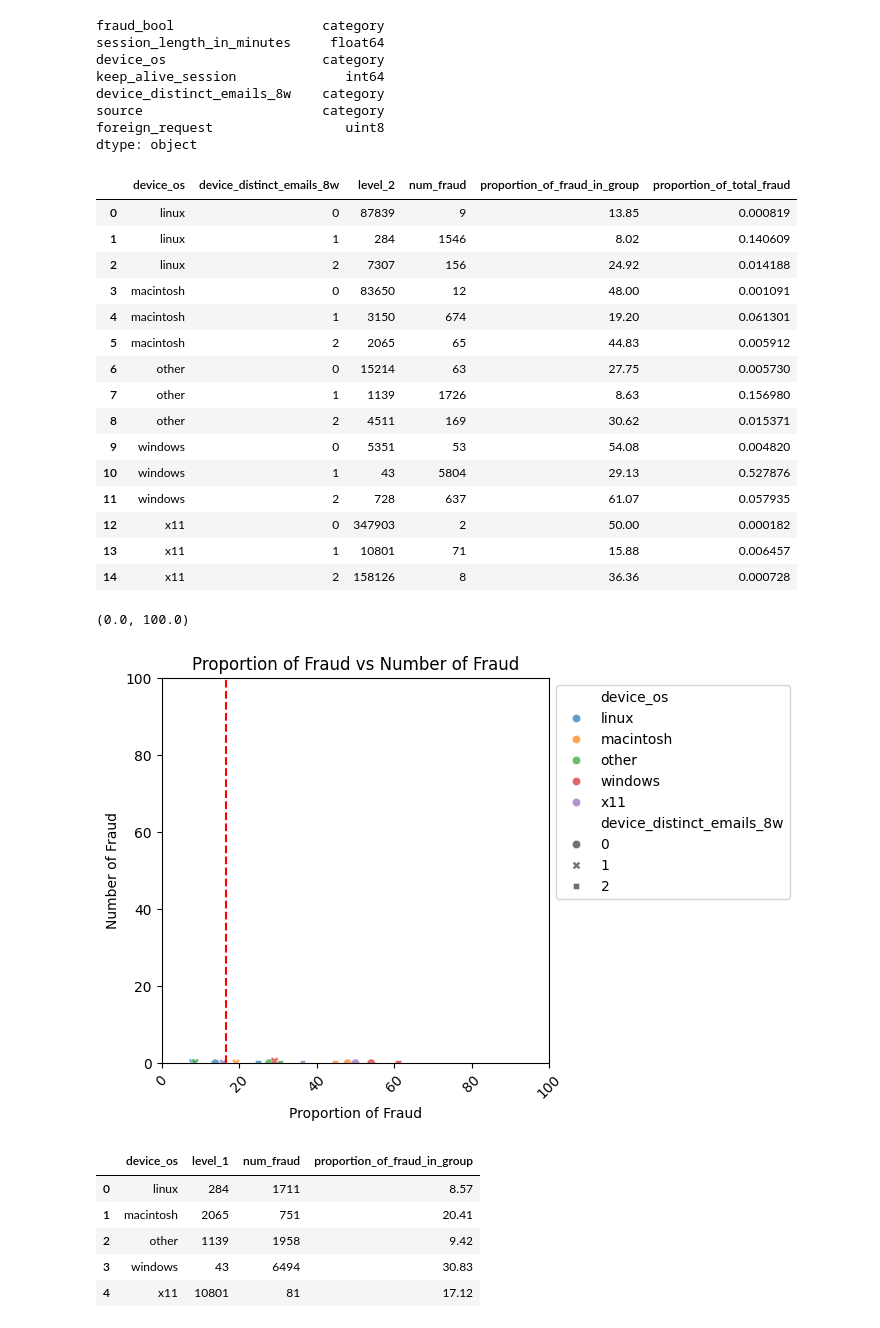
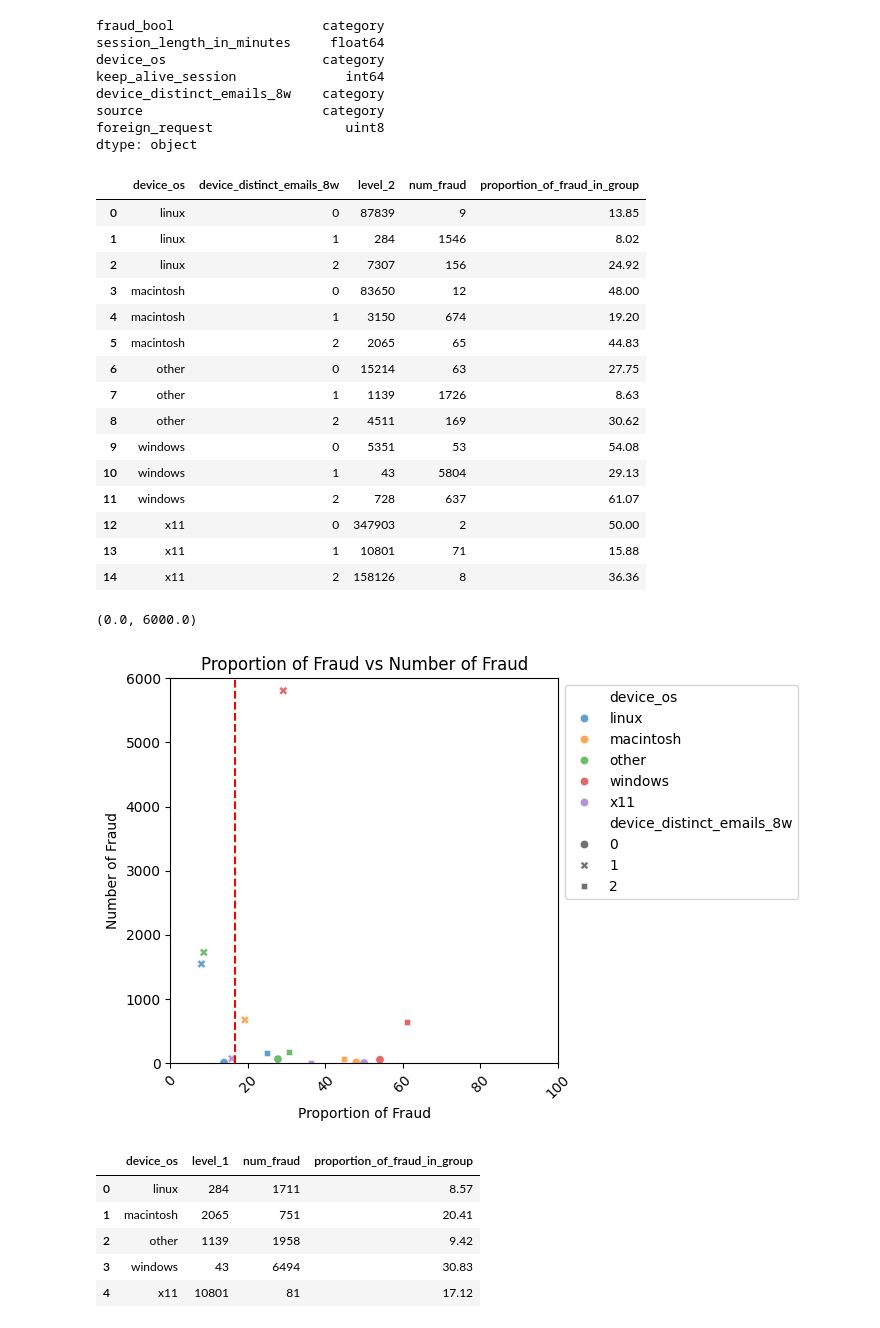
Before and after one commit to kclzl-nus/Detect-Fraudulent-Bank-Accounts, a Jupyter notebook: notebooks/2.0-kclzl-hyp-device-activity.ipynb, the cells around one changed output. Drawn from its saved outputs; the diff is of its cells as text; code cells hidden in the pictures.

Commit message:
created 5 groups for feature 1 of device activity hyp

```diff
--- a/notebooks/2.0-kclzl-hyp-device-activity.ipynb
+++ b/notebooks/2.0-kclzl-hyp-device-activity.ipynb
@@ -615,45 +615,45 @@ def getFraudInfo(group):
     fraud_count = group['fraud_bool'].value_counts().to_frame().loc[1, "count"]
     total_count = group.shape[0]
     fraud_percentage = round(fraud_count / total_count * 100, 2)
-    group['proportion_of_total_fraud'] = fraud_count / total_fraud_count
+
     group['num_fraud'] = fraud_count
     group['proportion_of_fraud_in_group'] = fraud_percentage
-    return group[['num_fraud', 'proportion_of_fraud_in_group','proportion_of_total_fraud']].drop_duplicates()
+    return group[['num_fraud', 'proportion_of_fraud_in_group']].drop_duplicates()
 # %%
 # feature01: device_os is 'windows' and device_distinct_emails_8w is 0 or 2
 device_activity_df.groupby(['device_os', 'device_distinct_emails_8w']).apply(getFraudInfo).reset_index()
 # %% [output]
-|  | device_os | device_distinct_emails_8w | level_2 | num_fraud | proportion_of_fraud_in_group | proportion_of_total_fraud |
-| 0 | linux | 0 | 87839 | 9 | 13.85 | 0.000819 |
-| 1 | linux | 1 | 284 | 1546 | 8.02 | 0.140609 |
-| 2 | linux | 2 | 7307 | 156 | 24.92 | 0.014188 |
-| 3 | macintosh | 0 | 83650 | 12 | 48.00 | 0.001091 |
-| 4 | macintosh | 1 | 3150 | 674 | 19.20 | 0.061301 |
-| 5 | macintosh | 2 | 2065 | 65 | 44.83 | 0.005912 |
-| 6 | other | 0 | 15214 | 63 | 27.75 | 0.005730 |
-| 7 | other | 1 | 1139 | 1726 | 8.63 | 0.156980 |
-| 8 | other | 2 | 4511 | 169 | 30.62 | 0.015371 |
-| 9 | windows | 0 | 5351 | 53 | 54.08 | 0.004820 |
-| 10 | windows | 1 | 43 | 5804 | 29.13 | 0.527876 |
-| 11 | windows | 2 | 728 | 637 | 61.07 | 0.057935 |
-| 12 | x11 | 0 | 347903 | 2 | 50.00 | 0.000182 |
-| 13 | x11 | 1 | 10801 | 71 | 15.88 | 0.006457 |
-| 14 | x11 | 2 | 158126 | 8 | 36.36 | 0.000728 |
+|  | device_os | device_distinct_emails_8w | level_2 | num_fraud | proportion_of_fraud_in_group |
+| 0 | linux | 0 | 87839 | 9 | 13.85 |
+| 1 | linux | 1 | 284 | 1546 | 8.02 |
+| 2 | linux | 2 | 7307 | 156 | 24.92 |
+| 3 | macintosh | 0 | 83650 | 12 | 48.00 |
+| 4 | macintosh | 1 | 3150 | 674 | 19.20 |
+| 5 | macintosh | 2 | 2065 | 65 | 44.83 |
+| 6 | other | 0 | 15214 | 63 | 27.75 |
+| 7 | other | 1 | 1139 | 1726 | 8.63 |
+| 8 | other | 2 | 4511 | 169 | 30.62 |
+| 9 | windows | 0 | 5351 | 53 | 54.08 |
+| 10 | windows | 1 | 43 | 5804 | 29.13 |
+| 11 | windows | 2 | 728 | 637 | 61.07 |
+| 12 | x11 | 0 | 347903 | 2 | 50.00 |
+| 13 | x11 | 1 | 10801 | 71 | 15.88 |
+| 14 | x11 | 2 | 158126 | 8 | 36.36 |
 # %%
 # plot a scatter plot, x-axis: proportion of fraud, y-axis: number of fraud
 # plot a vertical line at x = 1/6, make title, x-axis label, y-axis label, and legend, x-axis tilt by 45 degrees
 # color code by device_os and device_distinct_emails_8w, for example, device_os = 'windows' and device_distinct_emails_8w = 0 is red, etc..
 # axes must start from 0
 plt.figure(figsize=(5, 5))
-sns.scatterplot(data=device_activity_df.groupby(['device_os', 'device_distinct_emails_8w']).apply(getFraudInfo).reset_index(), x='proportion_of_fraud_in_group', y='proportion_of_total_fraud', hue='device_os', style='device_distinct_emails_8w', alpha=0.7)
+sns.scatterplot(data=device_activity_df.groupby(['device_os', 'device_distinct_emails_8w']).apply(getFraudInfo).reset_index(), x='proportion_of_fraud_in_group', y='num_fraud', hue='device_os', style='device_distinct_emails_8w', alpha=0.7)
 plt.axvline(x=100/6, color='r', linestyle='--')
 plt.title('Proportion of Fraud vs Number of Fraud')
 plt.xlabel('Proportion of Fraud')
 plt.ylabel('Number of Fraud')
 plt.xticks(rotation=45)
 plt.legend(loc='upper left', bbox_to_anchor=(1, 1))
 plt.xlim(0, 100)
-plt.ylim(0, 100)
+plt.ylim(0, 6000)
 # %% [output]
-(0.0, 100.0)
+(0.0, 6000.0)
-[figure, old version]
+[figure, new version]
```
Also changed, not shown: parts of 1 cell of this notebook.
